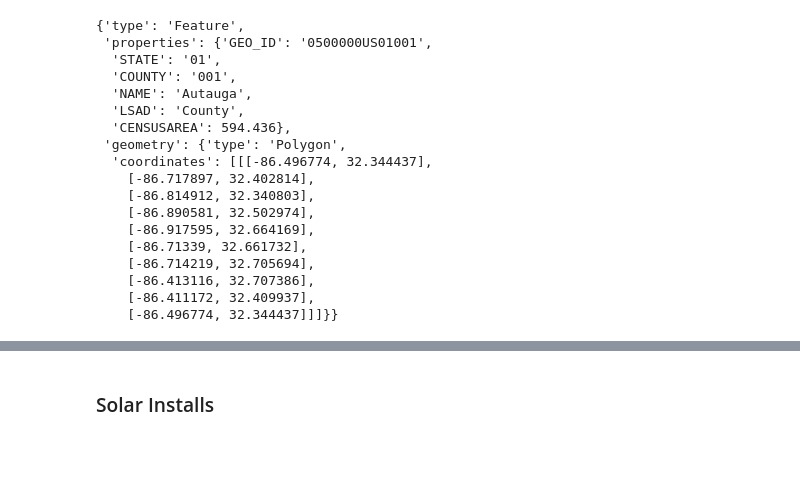
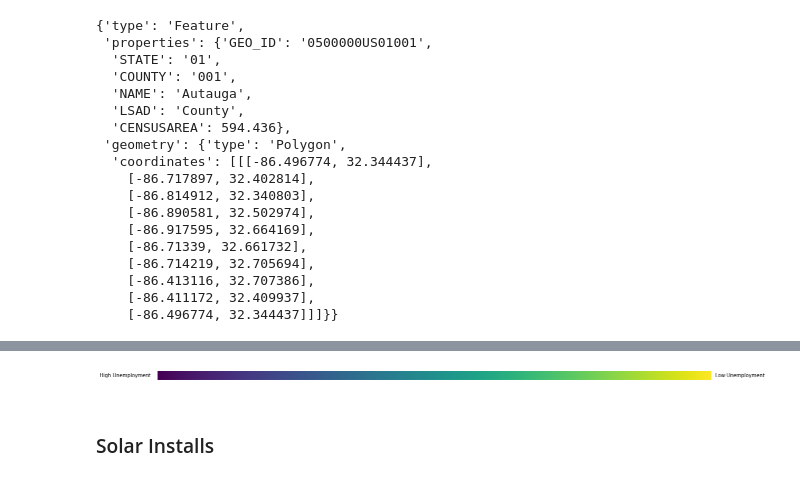
Before and after one commit to seantibbitts/project_1, a Jupyter notebook: Project 1 Draft.ipynb, the cells around one changed output, grey strips where cells are left out. Saved outputs shown, nothing was run; the diff lists cells and outputs as text; code cells hidden in the pictures; blank space fills up the shorter version.

```diff
--- a/Project 1 Draft.ipynb
+++ b/Project 1 Draft.ipynb
@@ -195,5 +248,24 @@ fig.add_layer(counties_layer)
 fig
 # %% [output]
 [interactive output not drawn]
+# %%
+# Create legend for unemployment rate
+gradient = np.linspace(0, 1, 256)
+gradient = np.vstack((gradient, gradient))
+# %%
+fig, ax = plt.subplots(nrows=1, figsize = (20, 0.3))
+# fig.subplots_adjust(top=0.95, bottom=0.01, left=0.2, right=0.99)
+ax.imshow(gradient, aspect='auto', cmap=plt.get_cmap('viridis'))
+pos = list(ax.get_position().bounds)
+x_text = pos[0] - 0.01
+y_text = pos[1] + pos[3]/2.
+fig.text(x_text, y_text, 'High Unemployment', va='center', ha='right', fontsize=10)
+x_text2 = pos[2] + 0.13
+fig.text(x_text2, y_text, 'Low Unemployment', va='center', ha='left', fontsize=10)
+ax.set_axis_off()
+plt.savefig('viridis.png', bbox_inches='tight')
+plt.show()
+# %% [output]
+[figure, added]
 # %% [markdown]
 ### Solar Installs
```
Also changed, not shown: parts of 34 cells of this notebook.
